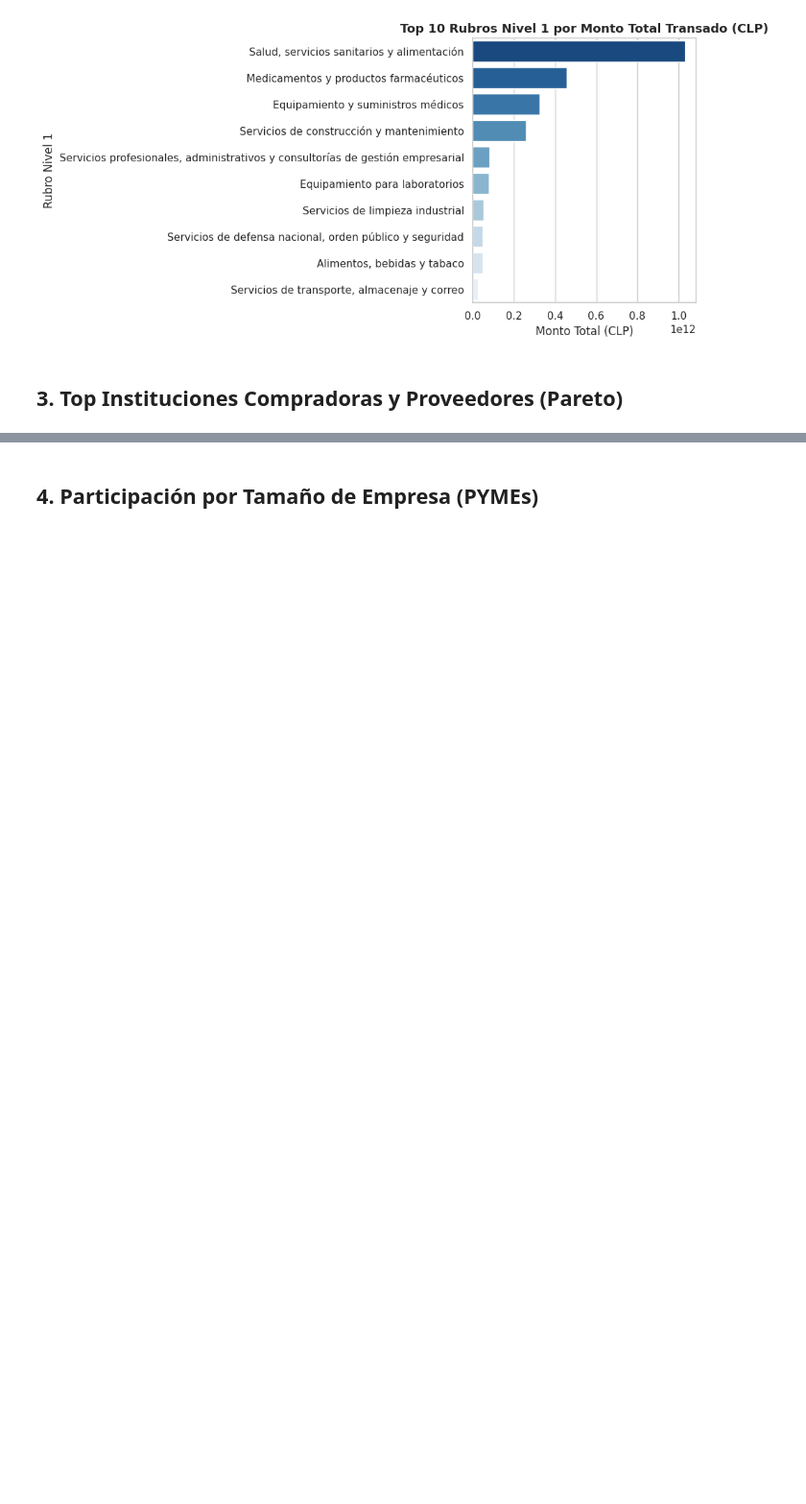
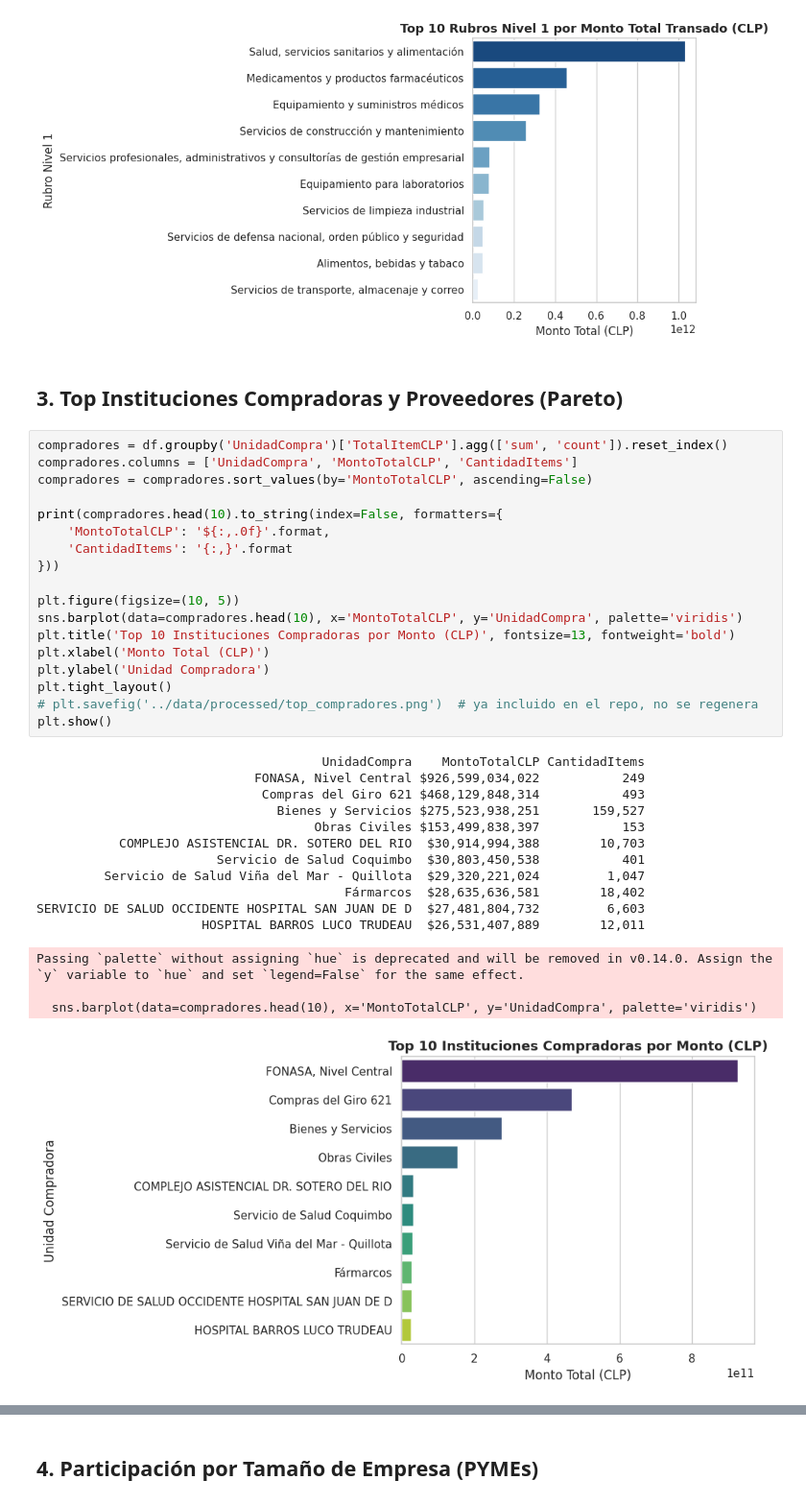
Before and after one commit to JPOLagos/AnalisisLicitaciones, a Jupyter notebook: notebooks/003_analisis_exploratorio.ipynb, the cells around one changed output, grey strips where cells are left out. Shown at 96% size. Cells and saved outputs as stored; diff of their text form; blank space fills up the shorter version.

```diff
--- a/notebooks/003_analisis_exploratorio.ipynb
+++ b/notebooks/003_analisis_exploratorio.ipynb
@@ -93,6 +94,40 @@ Passing `palette` without assigning `hue` is deprecated and will be removed in v
 [figure]
 # %% [markdown]
 ## 3. Top Instituciones Compradoras y Proveedores (Pareto)
+# %%
+compradores = df.groupby('UnidadCompra')['TotalItemCLP'].agg(['sum', 'count']).reset_index()
+compradores.columns = ['UnidadCompra', 'MontoTotalCLP', 'CantidadItems']
+compradores = compradores.sort_values(by='MontoTotalCLP', ascending=False)
+
+print(compradores.head(10).to_string(index=False, formatters={
+    'MontoTotalCLP': '${:,.0f}'.format,
+    'CantidadItems': '{:,}'.format
+}))
+
+plt.figure(figsize=(10, 5))
+sns.barplot(data=compradores.head(10), x='MontoTotalCLP', y='UnidadCompra', palette='viridis')
+plt.title('Top 10 Instituciones Compradoras por Monto (CLP)', fontsize=13, fontweight='bold')
+plt.xlabel('Monto Total (CLP)')
+plt.ylabel('Unidad Compradora')
+plt.tight_layout()
+# plt.savefig('../data/processed/top_compradores.png')  # ya incluido en el repo, no se regenera
+plt.show()
+# %% [output]
+                                      UnidadCompra    MontoTotalCLP CantidadItems
+                             FONASA, Nivel Central $926,599,034,022           249
+                              Compras del Giro 621 $468,129,848,314           493
+                                Bienes y Servicios $275,523,938,251       159,527
+                                     Obras Civiles $153,499,838,397           153
+           COMPLEJO ASISTENCIAL DR. SOTERO DEL RIO  $30,914,994,388        10,703
+                        Servicio de Salud Coquimbo  $30,803,450,538           401
+         Servicio de Salud Viña del Mar - Quillota  $29,320,221,024         1,047
+                                         Fármarcos  $28,635,636,581        18,402
+SERVICIO DE SALUD OCCIDENTE HOSPITAL SAN JUAN DE D  $27,481,804,732         6,603
+                      HOSPITAL BARROS LUCO TRUDEAU  $26,531,407,889        12,011
+Passing `palette` without assigning `hue` is deprecated and will be removed in v0.14.0. Assign the `y` variable to `hue` and set `legend=False` for the same effect.
+
+  sns.barplot(data=compradores.head(10), x='MontoTotalCLP', y='UnidadCompra', palette='viridis')
+[figure, added]
 # %%
 proveedores = df.groupby('Proveedor')['TotalItemCLP'].sum().reset_index()
 proveedores = proveedores.sort_values(by='TotalItemCLP', ascending=False)
```
Also changed, not shown: parts of 5 cells of this notebook, 7 other files.
